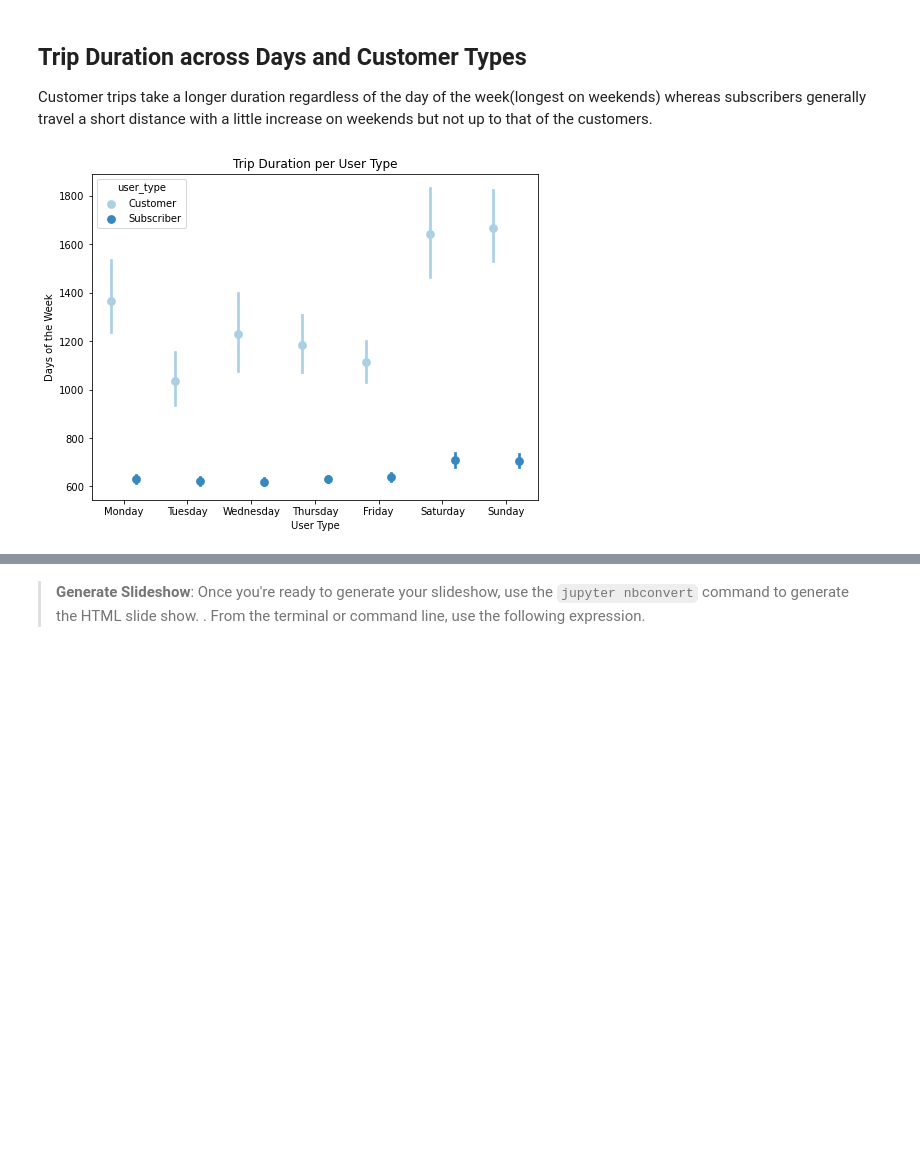
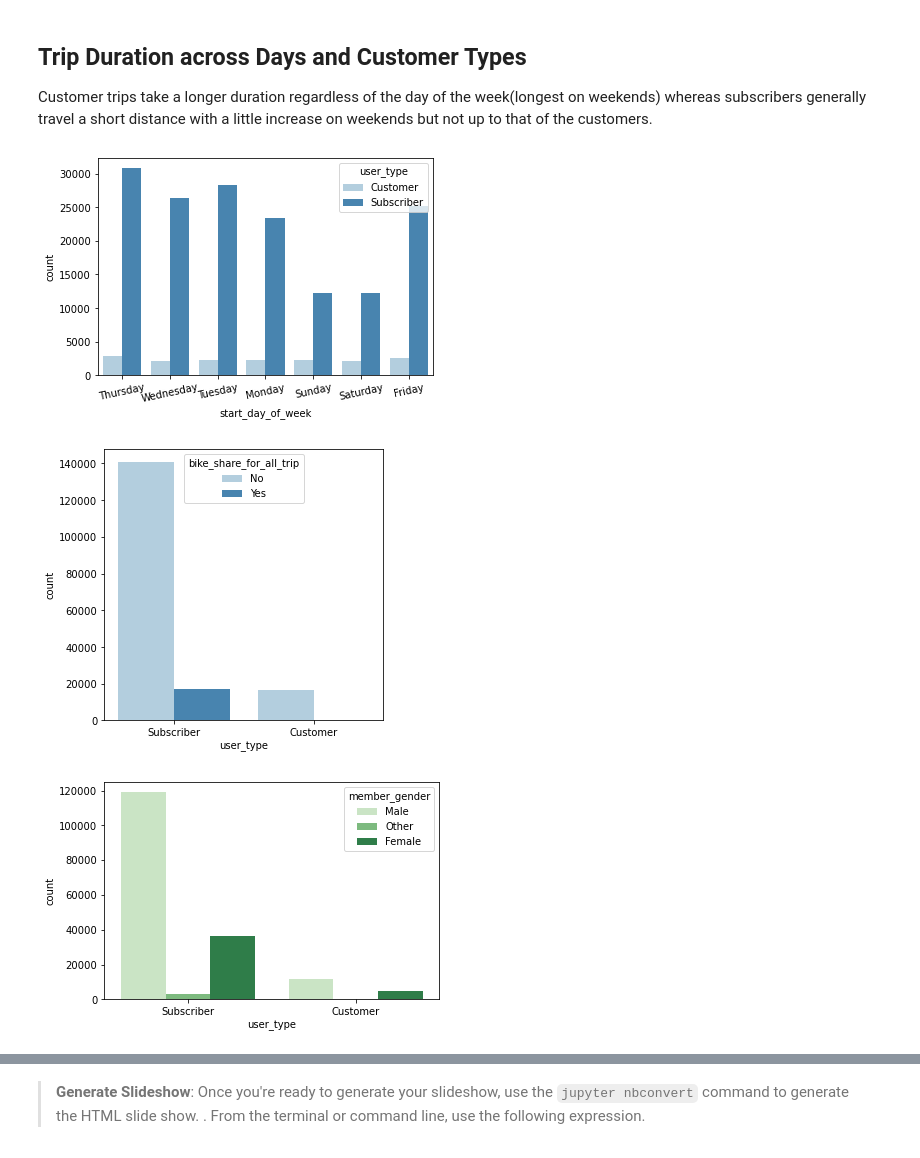
Before and after one commit to sammyosti/project-3-, a Jupyter notebook: Part_II_slide_deck_template.ipynb, the cells around one changed output, grey strips where cells are left out. Drawn from its saved outputs; the diff is of its cells as text; code cells hidden in the pictures; blank space fills up the shorter version.

```diff
--- a/Part_II_slide_deck_template.ipynb
+++ b/Part_II_slide_deck_template.ipynb
@@ -90,13 +75,25 @@ plt.title('Ride Frequency by Hours');
 ## Trip Duration across Days and Customer Types
 
 Customer trips take a longer duration regardless of the day of the week(longest on weekends) whereas subscribers generally travel a short distance with a little increase on weekends but not up to that of the customers.
-# %%
-fig = plt.figure(figsize = [8,6])
-ax = sb.pointplot(data = bk, x ='start_day', y = 'duration_sec', hue = 'user_type',
-                  palette = 'Blues', linestyles = '', dodge = 0.4)
-plt.xlabel('User Type')
-plt.ylabel('Days of the Week')
-plt.title('Trip Duration per User Type')
-ax.set_yticklabels([],minor = True);
-# %% [output]
-[figure, removed]
+# %%
+catvals = ['user_type', 'member_gender', 'bike_share_for_all_trip', 'start_day', 'start_day_of_week', 'start_hour',
+           'end_day', 'end_hour']
+#day vs user type
+sb.countplot(data = bk, x = 'start_day_of_week', hue = 'user_type', palette = 'Blues')
+ax.legend(ncol = 1) # re-arrange legend to reduce overlapping
+plt.xticks(rotation=12)
+plt.show()
+plt.figure(figsize=[5,5])
+#bikeshare for all trips against usertype
+sb.countplot(data = bk, x = 'user_type', hue = 'bike_share_for_all_trip', order=bk.user_type.value_counts().index,
+             palette = 'Blues')
+plt.show()
+#user_type against gender
+sb.countplot(data = bk, x = 'user_type', hue = 'member_gender',order=bk.user_type.value_counts().index,
+             palette = 'Greens')
+ax.legend(loc = 1, ncol = 2) # re-arrange legend to remove overlapping
+plt.show()
+# %% [output]
+[figure, added]
+[figure, added]
+[figure, added]
```
Also changed, not shown: parts of 17 cells of this notebook.
